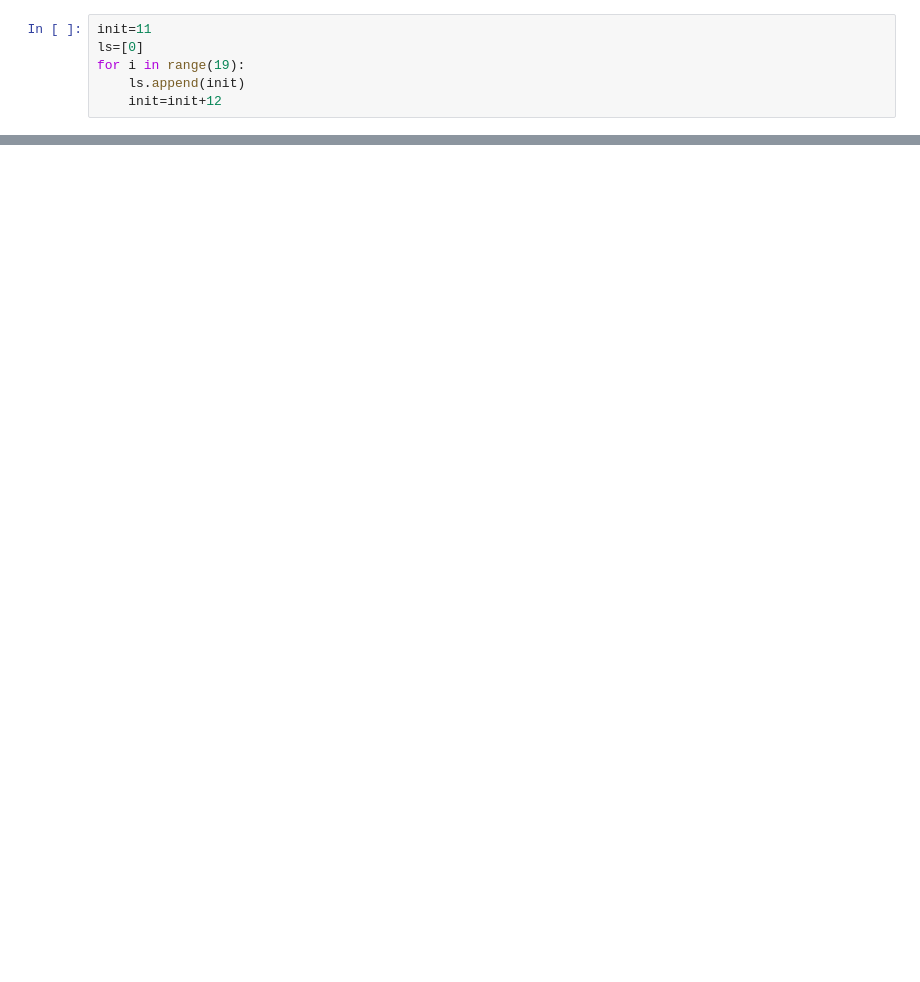
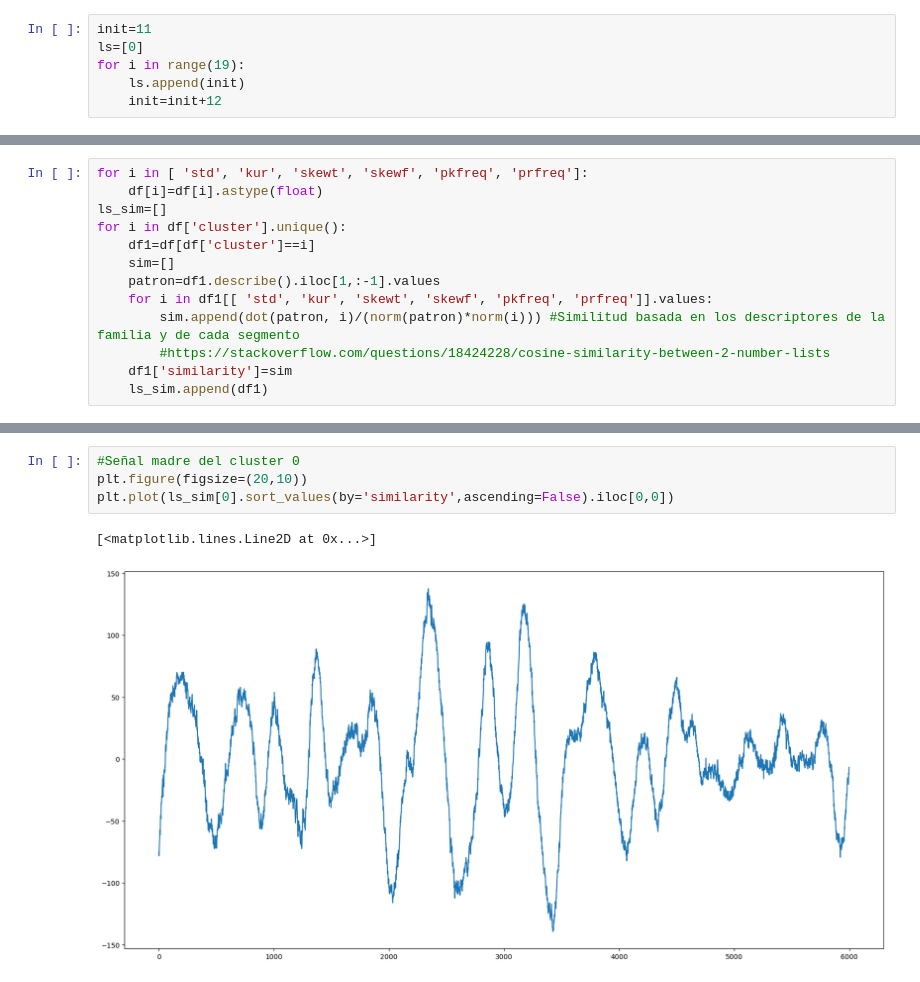
Before and after one commit to AdoringStarling/InducedCross, a Jupyter notebook: ruiz_clustering.ipynb, the cells around one changed output, grey strips where cells are left out. Drawn from its saved outputs; the diff is of its cells as text; blank space fills up the shorter version.

```diff
--- a/ruiz_clustering.ipynb
+++ b/ruiz_clustering.ipynb
@@ -201,0 +141,13 @@ max    823.152012  82.527352   2.207599   8.686000   5.350000      2.0
+# %%
+for i in [ 'std', 'kur', 'skewt', 'skewf', 'pkfreq', 'prfreq']:
+    df[i]=df[i].astype(float)
+ls_sim=[]
+for i in df['cluster'].unique():
+    df1=df[df['cluster']==i]
+    sim=[]
+    patron=df1.describe().iloc[1,:-1].values
+    for i in df1[[ 'std', 'kur', 'skewt', 'skewf', 'pkfreq', 'prfreq']].values:
+        sim.append(dot(patron, i)/(norm(patron)*norm(i))) #Similitud basada en los descriptores de la familia y de cada segmento
+        #https://stackoverflow.com/questions/18424228/cosine-similarity-between-2-number-lists
+    df1['similarity']=sim
+    ls_sim.append(df1)
@@ -201,0 +170,7 @@ max    823.152012  82.527352   2.207599   8.686000   5.350000      2.0
+# %%
+#Señal madre del cluster 0
+plt.figure(figsize=(20,10))
+plt.plot(ls_sim[0].sort_values(by='similarity',ascending=False).iloc[0,0])
+# %% [output]
+[<matplotlib.lines.Line2D at 0x...>]
+[figure, added]
```
Also changed, not shown: parts of 29 cells of this notebook, 3 other files.
